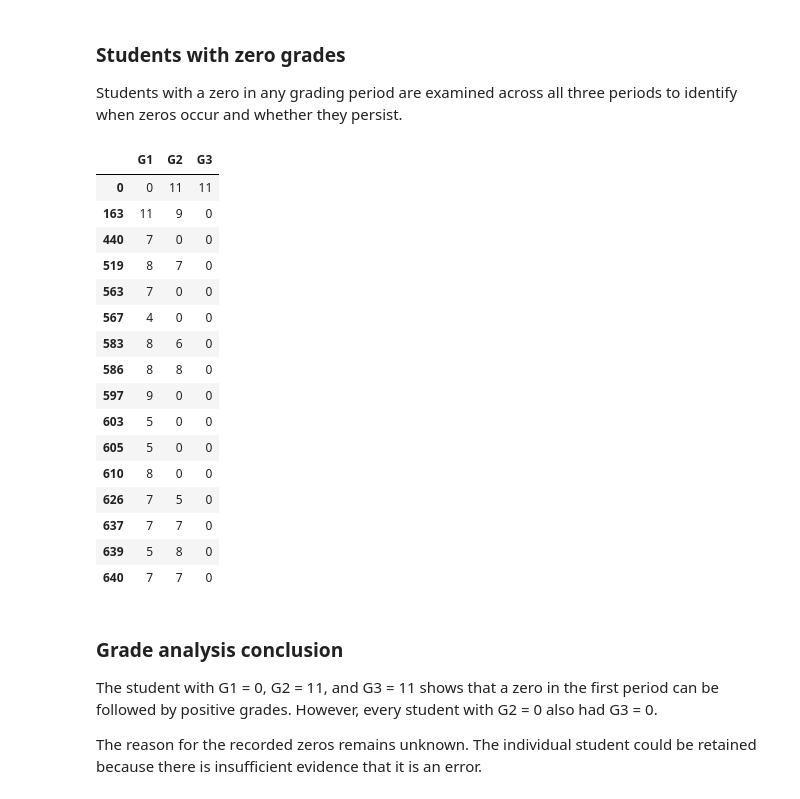
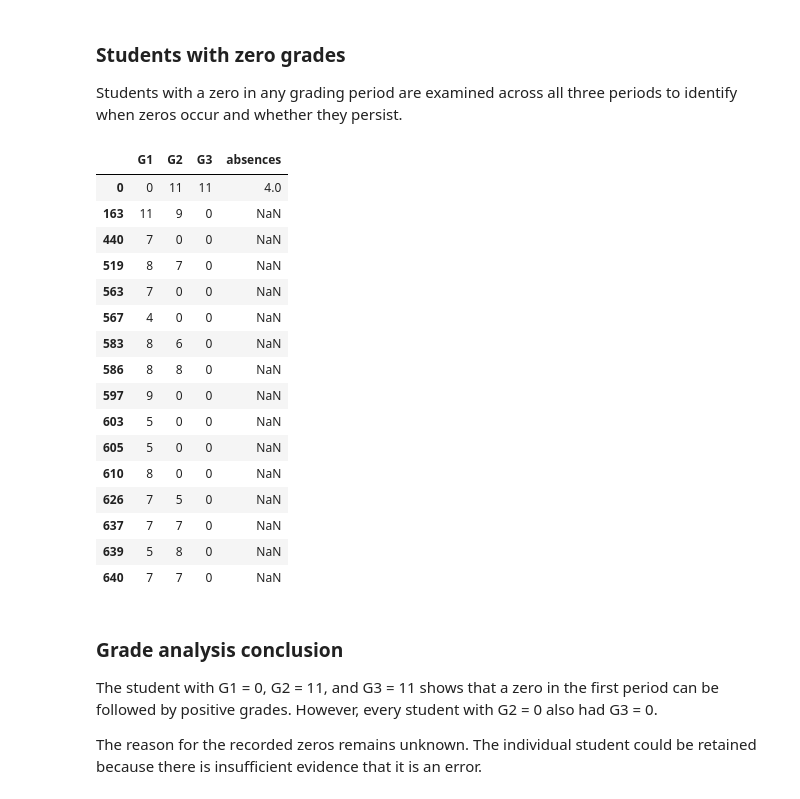
Before and after one commit to HenriqueReduto/Data-Mining-Project, a Jupyter notebook: notebooks/data_exploration.ipynb, the cells around one changed output. Drawn from its saved outputs; the diff is of its cells as text; code cells hidden in the pictures.

```diff
--- a/notebooks/data_exploration.ipynb
+++ b/notebooks/data_exploration.ipynb
@@ -951,28 +951,28 @@ periods to identify when zeros occur and whether they persist.
 # %%
 zero_grade_students = student_data.loc[
     student_data[grade_columns].eq(0).any(axis=1),
-    ['G1', 'G2', 'G3']
+    ['G1', 'G2', 'G3', "absences"]
 ]
 
 display(zero_grade_students)
 # %% [output]
-|  | G1 | G2 | G3 |
-| 0 | 0 | 11 | 11 |
-| 163 | 11 | 9 | 0 |
-| 440 | 7 | 0 | 0 |
-| 519 | 8 | 7 | 0 |
-| 563 | 7 | 0 | 0 |
-| 567 | 4 | 0 | 0 |
-| 583 | 8 | 6 | 0 |
-| 586 | 8 | 8 | 0 |
-| 597 | 9 | 0 | 0 |
-| 603 | 5 | 0 | 0 |
-| 605 | 5 | 0 | 0 |
-| 610 | 8 | 0 | 0 |
-| 626 | 7 | 5 | 0 |
-| 637 | 7 | 7 | 0 |
-| 639 | 5 | 8 | 0 |
-| 640 | 7 | 7 | 0 |
+|  | G1 | G2 | G3 | absences |
+| 0 | 0 | 11 | 11 | 4.0 |
+| 163 | 11 | 9 | 0 | NaN |
+| 440 | 7 | 0 | 0 | NaN |
+| 519 | 8 | 7 | 0 | NaN |
+| 563 | 7 | 0 | 0 | NaN |
+| 567 | 4 | 0 | 0 | NaN |
+| 583 | 8 | 6 | 0 | NaN |
+| 586 | 8 | 8 | 0 | NaN |
+| 597 | 9 | 0 | 0 | NaN |
+| 603 | 5 | 0 | 0 | NaN |
+| 605 | 5 | 0 | 0 | NaN |
+| 610 | 8 | 0 | 0 | NaN |
+| 626 | 7 | 5 | 0 | NaN |
+| 637 | 7 | 7 | 0 | NaN |
+| 639 | 5 | 8 | 0 | NaN |
+| 640 | 7 | 7 | 0 | NaN |
 # %% [markdown]
 ### Grade analysis conclusion
 
```
Also changed, not shown: 1 other file.
